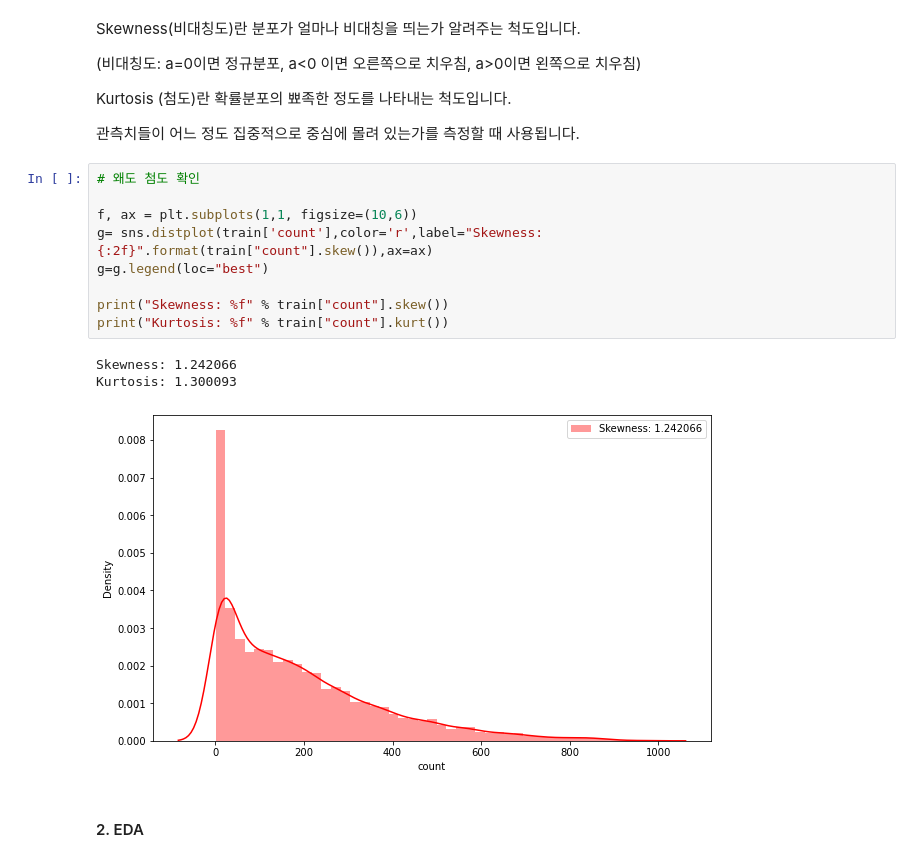
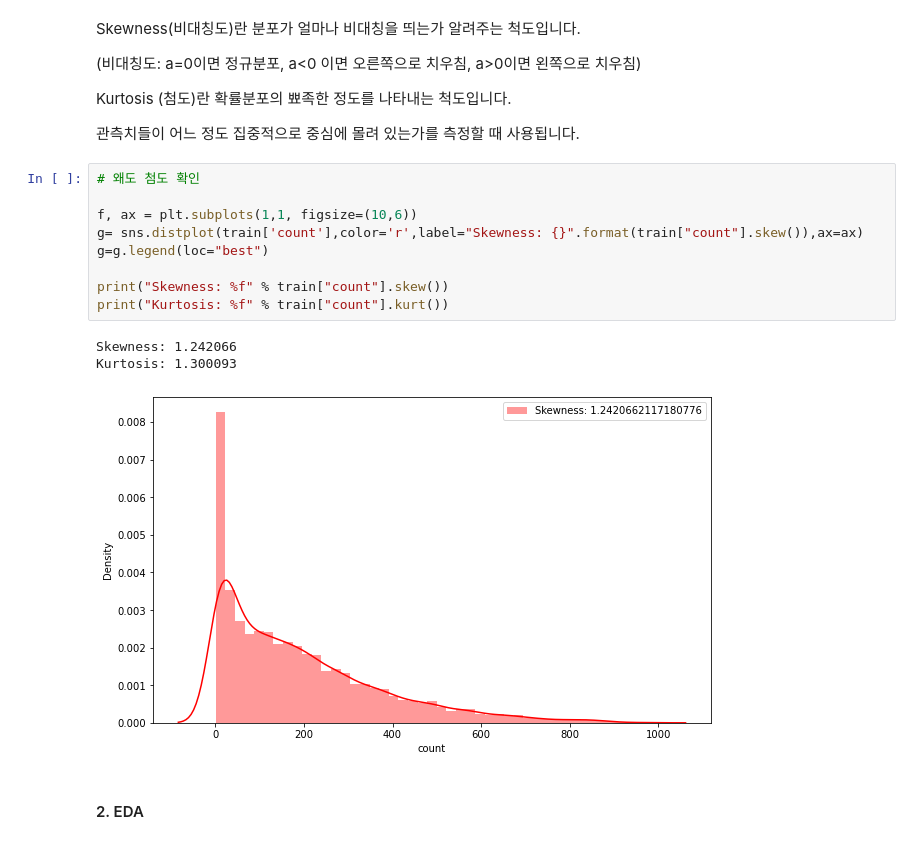
Before and after one commit to inhye6-6/analysis, a Jupyter notebook: kaggle/bike-sharing-demand/bike_sharing_demand.ipynb, the cells around one changed output. Drawn from its saved outputs; the diff is of its cells as text.

```diff
--- a/kaggle/bike-sharing-demand/bike_sharing_demand.ipynb
+++ b/kaggle/bike-sharing-demand/bike_sharing_demand.ipynb
@@ -117,16 +117,16 @@ Kurtosis (첨도)란 확률분포의 뾰족한 정도를 나타내는 척도입
 # %%
 # 왜도 첨도 확인
 
 f, ax = plt.subplots(1,1, figsize=(10,6))
-g= sns.distplot(train['count'],color='r',label="Skewness: {:2f}".format(train["count"].skew()),ax=ax)
+g= sns.distplot(train['count'],color='r',label="Skewness: {}".format(train["count"].skew()),ax=ax)
 g=g.legend(loc="best")
 
 print("Skewness: %f" % train["count"].skew())
 print("Kurtosis: %f" % train["count"].kurt())
 # %% [output]
 Skewness: 1.242066
 Kurtosis: 1.300093
-[figure, old version]
+[figure, new version]
 # %% [markdown]
 #### 2. EDA
 # %%
```
Also changed, not shown: parts of 35 cells of this notebook.
